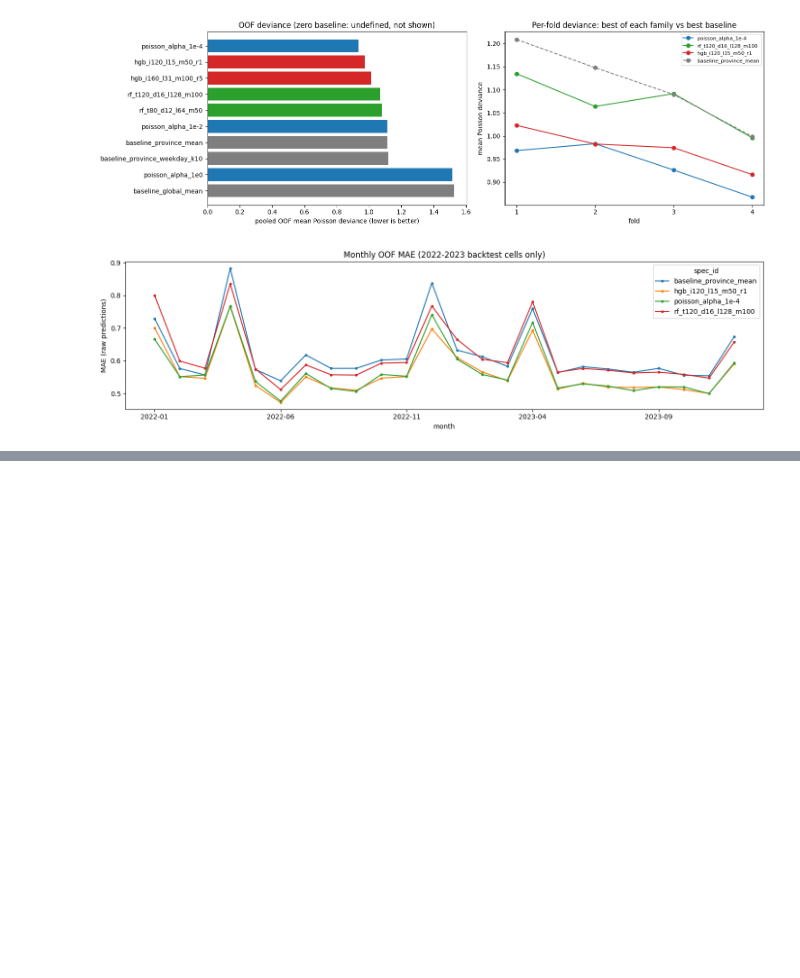
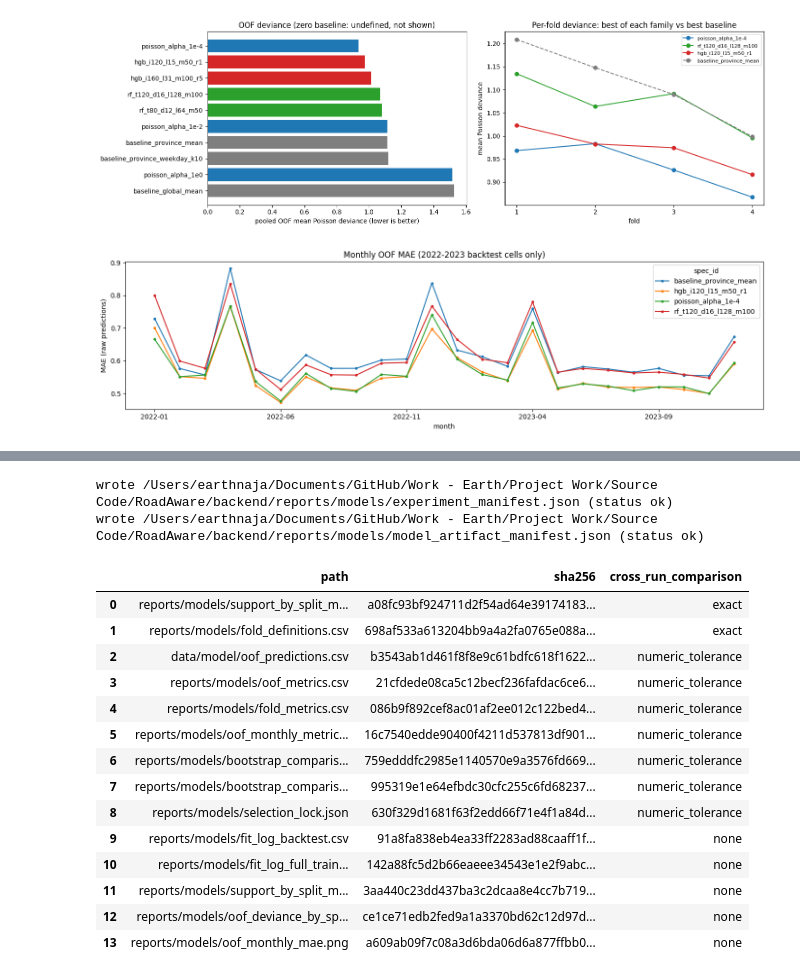
Before and after one commit to Rittiporn12/RoadAware, a Jupyter notebook: backend/notebooks/06_baseline_candidate_models.ipynb, the cells around one changed output, grey strips where cells are left out. Drawn from its saved outputs; the diff is of its cells as text; code cells hidden in the pictures; blank space fills up the shorter version.

```diff
--- a/backend/notebooks/06_baseline_candidate_models.ipynb
+++ b/backend/notebooks/06_baseline_candidate_models.ipynb
@@ -1232,40 +1354,78 @@ AssertionError: a reloaded bundle predicted differently
 # %%
-DETERMINISTIC = ['data/model/oof_predictions.csv', 'reports/models/oof_metrics.csv', 'reports/models/fold_metrics.csv',
-                 'reports/models/oof_monthly_metrics.csv', 'reports/models/fold_definitions.csv', 'reports/models/support_by_split_month.csv',
-                 'reports/models/bootstrap_comparison.csv', 'reports/models/bootstrap_comparison.json', 'reports/models/selection_lock.json']
-NONDETERMINISTIC = ['reports/models/fit_log_backtest.csv', 'reports/models/fit_log_full_train.csv', 'reports/models/support_by_split_month.png',
-                    'reports/models/oof_deviance_by_spec_and_fold.png', 'reports/models/oof_monthly_mae.png']
-files = [{'path': p, 'sha256': sha256_file(OUT / p), 'deterministic': True} for p in DETERMINISTIC]
-files += [{'path': p, 'sha256': sha256_file(OUT / p), 'deterministic': False} for p in NONDETERMINISTIC]
+OUTPUT_FILES = {
+    'exact': ['reports/models/support_by_split_month.csv', 'reports/models/fold_definitions.csv'],
+    'numeric_tolerance': ['data/model/oof_predictions.csv', 'reports/models/oof_metrics.csv', 'reports/models/fold_metrics.csv',
+                          'reports/models/oof_monthly_metrics.csv', 'reports/models/bootstrap_comparison.csv',
+                          'reports/models/bootstrap_comparison.json', 'reports/models/selection_lock.json'],
+    'none': ['reports/models/fit_log_backtest.csv', 'reports/models/fit_log_full_train.csv', 'reports/models/support_by_split_month.png',
+             'reports/models/oof_deviance_by_spec_and_fold.png', 'reports/models/oof_monthly_mae.png'],
+}
+files = [{'path': p, 'sha256': sha256_file(OUT / p), 'cross_run_comparison': kind} for kind, ps in OUTPUT_FILES.items() for p in ps]
+assert next(f['sha256'] for f in files if f['path'].endswith('oof_predictions.csv')) == OOF_SHA, 'OOF predictions changed after selection'
+assert next(f['sha256'] for f in files if f['path'].endswith('selection_lock.json')) == LOCK_FILE_SHA, 'selection lock changed'
 bundles = records(final_fit[['spec_id', 'family', 'status', 'converged', 'bundle_path', 'bundle_sha256', 'train_prediction_fingerprint',
-                             'reload_predictions_identical']])
+                             'train_predicted_total', 'reload_within_tolerance', 'reload_exact_equal', 'reload_max_abs_diff', 'repeat_max_abs_diff']])
+for r in bundles:
+    if r['bundle_path']:
+        assert sha256_file(OUT / r['bundle_path']) == r['bundle_sha256'], 'bundle changed on disk: ' + r['bundle_path']
+RELOAD_SUMMARY = {'rtol': RELOAD_TOLERANCE['rtol'], 'atol': RELOAD_TOLERANCE['atol'], 'all_ok_bundles_within_tolerance': True,
+                  'n_ok_bundles': int(len(ok_final)), 'n_exact_equal': int(ok_final['reload_exact_equal'].sum()),
+                  'max_reload_abs_diff': float(ok_final['reload_max_abs_diff'].max()),
+                  'max_repeat_abs_diff': float(ok_final['repeat_max_abs_diff'].max())}
 NEXT_STAGE = {
+    'require': ['reports/models/experiment_manifest.json status == ok (any other status = incomplete/failed run; do not use its outputs)',
+                'model_artifact_manifest.json status == ok and every listed sha256 matches the file on disk'],
     'load': 'exec the single # FUNCTIONS cell of backend/notebooks/06_baseline_candidate_models.ipynb and require its sha256 == source.functions_cell_sha256',
-    'verify': ['verify_selection_lock(reports/models/selection_lock.json, decision_sha256) before and after scoring',
+    'verify': ['verify_selection_lock(reports/models/selection_lock.json, decision_sha256, choice_sha256) before and after scoring',
                'load_bundle(path, bundle_sha256) for every bundle; only status ok bundles are scored',
-               'contract.data_inputs_sha256 must match the verified data root'],
+               'contract.data_inputs_sha256 must match the verified data root',
+               'reload/rerun prediction agreement via compare_predictions with RELOAD_TOLERANCE (never bitwise equality of floats)'],
     'score': 'predict_bundle(bundle, rows) on eligible validation / reused_test_2025 rows with feature_frame(rows, features); regression_metrics(..., deviance_domain from the spec)',
     'forbidden': ['refit or tune on 2024/2025', 'change selected_candidate / recommended_reference from later-year scores', 'use 2026 as labels'],
     'oof_predictions_columns': list(oof.columns),
+    'fold_definitions_columns': list(fold_defs.columns),
     'bundle_keys': ['bundle_format', 'spec_id', 'family', 'kind', 'deviance_domain', 'params', 'features', 'threads', 'sklearn_version',
                     'pipeline', 'baseline_state', 'fit_info'],
 }
 write_json(REP / 'model_artifact_manifest.json', {
-    'producer': '06_baseline_candidate_models', 'output_root_relative_paths': True, 'contract': CONTRACT, 'source': SOURCE,
-    'selection_lock_decision_sha256': LOCK['decision_sha256'], 'oof_predictions_sha256': OOF_SHA,
-    'files': files, 'bundles': bundles,
-    'determinism_note': 'deterministic files and train_prediction_fingerprint should match across same-contract reruns; bundle pickle bytes, PNGs, fit seconds, timestamps and paths are excluded from that comparison'})
+    'producer': '06_baseline_candidate_models', 'status': 'ok', 'output_root_relative_paths': True, 'contract': CONTRACT, 'source': SOURCE,
+    'selection_lock_decision_sha256': LOCK['decision_sha256'], 'selection_lock_choice_sha256': LOCK['choice_sha256'],
+    'oof_predictions_sha256': OOF_SHA, 'files': files, 'bundles': bundles, 'reload_check': RELOAD_SUMMARY,
+    'determinism_note': ('sha256 values are integrity hashes of THIS run. Across same-contract reruns: exact files must match byte-for-byte, '
+                         'choice_sha256 must match exactly, numeric_tolerance files are compared numerically (parallel RandomForest '
+                         'summation changes last bits), and none files (timestamps, PNG, pickle bytes) are not compared. '
+                         'train_prediction_fingerprint is rounded to 9 decimals; a mismatch must be confirmed with compare_predictions.')})
 experiment_manifest('ok', {
     'features': FEATURES, 'cohort': XCFG['cohort'], 'n_train_eligible_rows': int(len(COH)), 'folds': records(fold_defs),
     'specs': SPECS, 'selection': {'selected_candidate': SEL['selected_candidate'], 'selected_family': SEL['selected_family'],
                                   'best_per_family': SEL['best_per_family'], 'best_baseline': SEL['best_baseline'],
                                   'recommended_reference': GATE['recommended_reference'], 'recommended_reference_type': GATE['recommended_reference_type'],
-                                  'stable_gain': GATE['stable_gain'], 'decision_sha256': LOCK['decision_sha256']},
+                                  'stable_gain': GATE['stable_gain'], 'decision_sha256': LOCK['decision_sha256'], 'choice_sha256': LOCK['choice_sha256']},
+    'selection_lock_file_sha256': LOCK_FILE_SHA, 'oof_predictions_sha256': OOF_SHA,
+    'model_artifact_manifest_sha256': sha256_file(REP / 'model_artifact_manifest.json'), 'reload_check': RELOAD_SUMMARY,
     'later_years_scored_in_06': False, 'next_stage_contract': NEXT_STAGE,
     'runtime_nondeterministic': {'backtest_seconds': BACKTEST_SECONDS, 'finished_utc': dt.datetime.now(dt.timezone.utc).isoformat()}})
-print('wrote', REP / 'experiment_manifest.json')
-print('wrote', REP / 'model_artifact_manifest.json')
+print('wrote', REP / 'experiment_manifest.json', '(status ok)')
+print('wrote', REP / 'model_artifact_manifest.json', '(status ok)')
 pd.DataFrame(files)
+# %% [output]
+wrote /Users/earthnaja/Documents/GitHub/Work - Earth/Project Work/Source Code/RoadAware/backend/reports/models/experiment_manifest.json (status ok)
+wrote /Users/earthnaja/Documents/GitHub/Work - Earth/Project Work/Source Code/RoadAware/backend/reports/models/model_artifact_manifest.json (status ok)
+|  | path | sha256 | cross_run_comparison |
+| 0 | reports/models/support_by_split_m... | a08fc93bf924711d2f54ad64e39174183... | exact |
+| 1 | reports/models/fold_definitions.csv | 698af533a613204bb9a4a2fa0765e088a... | exact |
+| 2 | data/model/oof_predictions.csv | b3543ab1d461f8f8e9c61bdfc618f1622... | numeric_tolerance |
+| 3 | reports/models/oof_metrics.csv | 21cfdede08ca5c12becf236fafdac6ce6... | numeric_tolerance |
+| 4 | reports/models/fold_metrics.csv | 086b9f892cef8ac01af2ee012c122bed4... | numeric_tolerance |
+| 5 | reports/models/oof_monthly_metric... | 16c7540edde90400f4211d537813df901... | numeric_tolerance |
+| 6 | reports/models/bootstrap_comparis... | 759edddfc2985e1140570e9a3576fd669... | numeric_tolerance |
+| 7 | reports/models/bootstrap_comparis... | 995319e1e64efbdc30cfc255c6fd68237... | numeric_tolerance |
+| 8 | reports/models/selection_lock.json | 630f329d1681f63f2edd66f71e4f1a84d... | numeric_tolerance |
+| 9 | reports/models/fit_log_backtest.csv | 91a8fa838eb4ea33ff2283ad88caaff1f... | none |
+| 10 | reports/models/fit_log_full_train... | 142a88fc5d2b66eaeee34543e1e2f9abc... | none |
+| 11 | reports/models/support_by_split_m... | 3aa440c23dd437ba3c2dcaa8e4cc7b719... | none |
+| 12 | reports/models/oof_deviance_by_sp... | ce1ce71edb2fed9a1a3370bd62c12d97d... | none |
+| 13 | reports/models/oof_monthly_mae.png | a609ab09f7c08a3d6bda06d6a877ffbb0... | none |
 # %%
 om = oof_m.set_index('spec_id')
 def line(sid):
```
Also changed, not shown: parts of 15 cells of this notebook, 26 other files.
